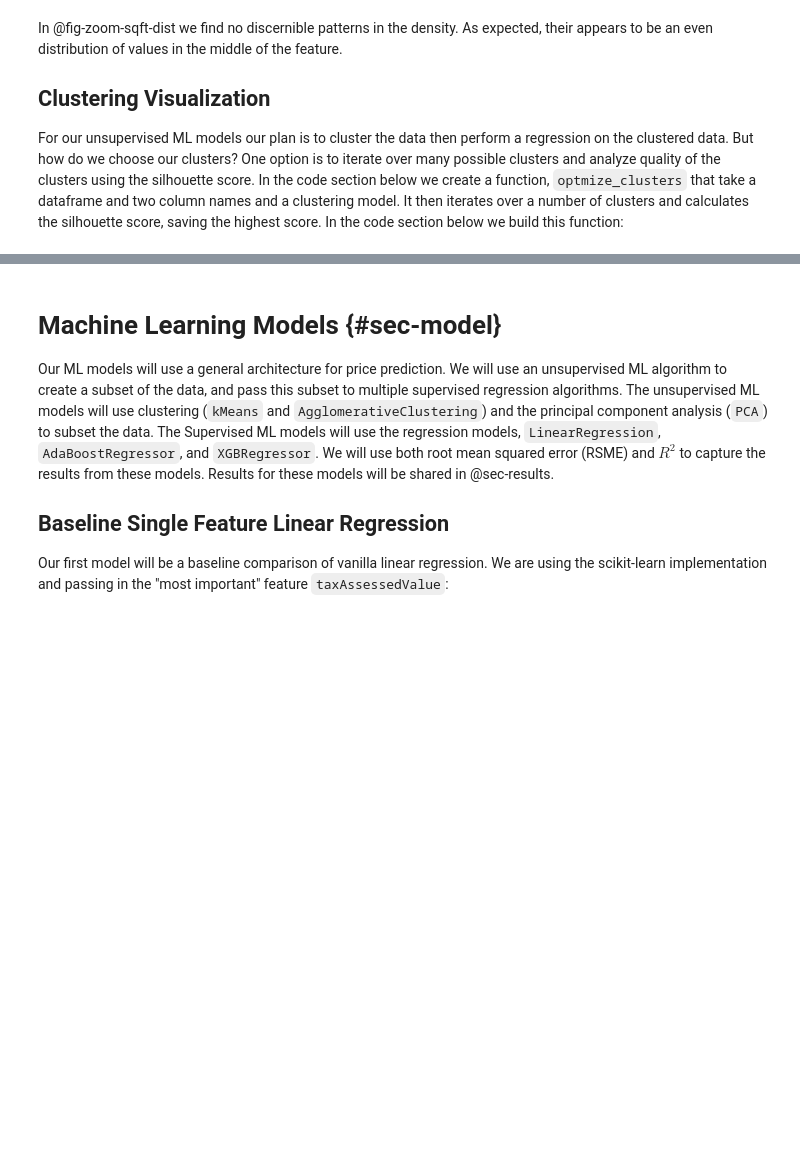
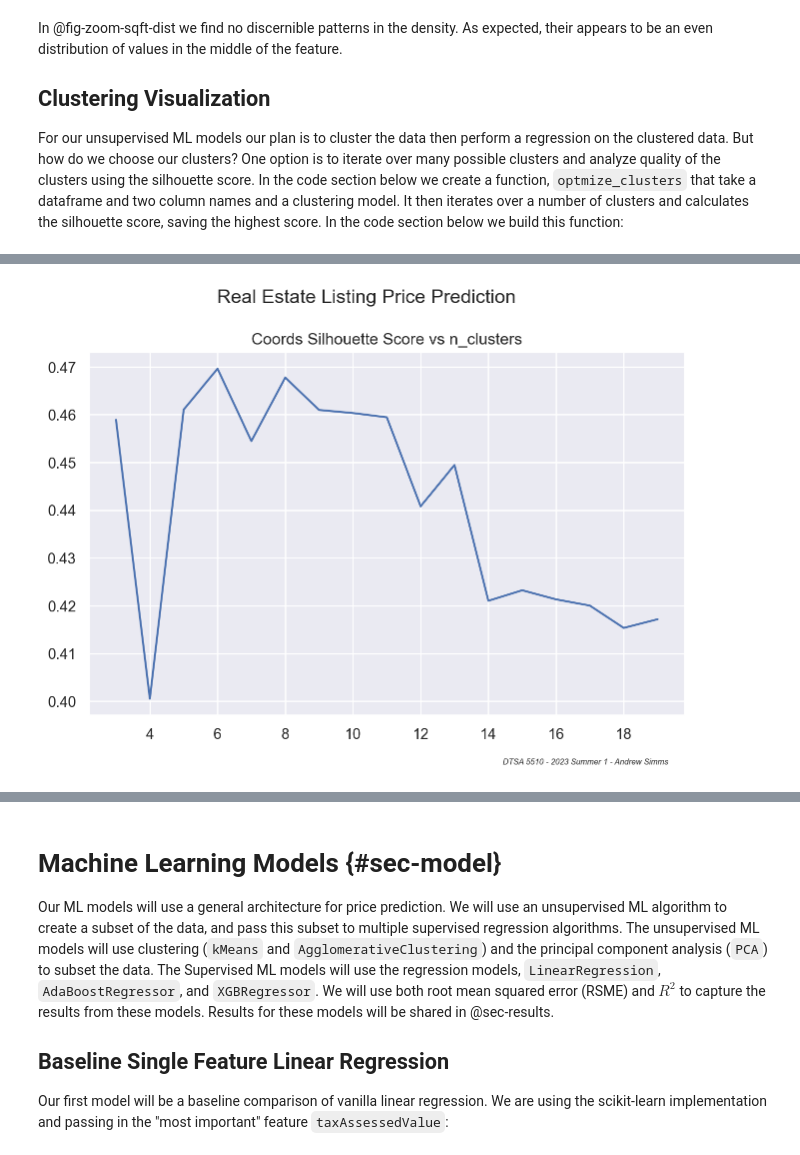
Before and after one commit to simmsa/dtsa_5510_final, a Jupyter notebook: final_report.ipynb, the cells around one changed output, grey strips where cells are left out. Drawn from its saved outputs; the diff is of its cells as text; code cells hidden in the pictures; blank space fills up the shorter version.

```diff
--- a/final_report.ipynb
+++ b/final_report.ipynb
@@ -1269,0 +1367,88 @@ optimize_clusters(df, "longitude", "latitude", KMeans(init="k-means++", n_init="
+# %%
+class ClusterOptimizer:
+    """
+    A class to optimize the number of clusters in a clustering model using silhouette scores.
+
+    Attributes:
+        max_all_silhouette_scores (float): The maximum silhouette score obtained across all iterations.
+        max_all_silhouette_scores_pair (list): The pair of columns (x_col, y_col) that resulted in the maximum silhouette score.
+        max_all_silhouette_scores_n_clusters (int): The number of clusters that resulted in the maximum silhouette score.
+        max_all_model: The clustering model that achieved the maximum silhouette score.
+
+    Methods:
+        optimize_clusters: Optimizes the number of clusters in the model and plots the silhouette scores.
+    """
+
+    def __init__(self):
+        self.clear_scores()
+
+    def clear_scores(self):
+        self.max_all_silhouette_scores = -1
+        self.max_all_silhouette_scores_pair = None
+        self.max_all_silhouette_scores_n_clusters = 0
+        self.max_all_model = None
+
+    def optimize_clusters(self, input_df, x_col, y_col, model, model_label, min_clusters=3, max_clusters=20):
+        """
+        Optimizes the number of clusters in the given model using silhouette scores.
+
+        Args:
+            input_df (DataFrame): The input DataFrame containing the data to cluster.
+            x_col (str): The column name for the x-coordinate.
+            y_col (str): The column name for the y-coordinate.
+            model (sklearn.base.ClusterMixin): The clustering model to use.
+            model_label (str): The label for the clustering model.
+            min_clusters (int): The minimum number of clusters to consider (default: 3).
+            max_clusters (int): The maximum number of clusters to consider (default: 20).
+        """
+        self.clear_scores()
+        input_df = input_df.copy()
+        lat = input_df[x_col].to_numpy()
+        lng = input_df[y_col].to_numpy()
+
+        coords = np.dstack((lat, lng))[0]
+
+        silhouette_scores = []
+        max_silhouette_score = -1
+        max_silhouette_score_cluster_num = 0
+
+        for i in range(min_clusters, max_clusters):
+            cluster_model = model
+            cluster_model.n_clusters = i
+            cluster_model.fit(coords)
+            this_score = silhouette_score(coords, cluster_model.labels_)
+            silhouette_scores.append(this_score)
+
+            if this_score > max_silhouette_score:
+                max_silhouette_score = this_score
+                max_silhouette_score_cluster_num = i
+
+        plt.title("Coords Silhouette Score vs n_clusters")
+        plt.plot(range(min_clusters, max_clusters), silhouette_scores)
+        brand_plot()
+        plt.show()
+
+        # Update global maximum silhouette score and associated values
+        if max_silhouette_score > self.max_all_silhouette_scores:
+            self.max_all_silhouette_scores = max_silhouette_score
+            self.max_all_silhouette_scores_pair = [x_col, y_col]
+            self.max_all_silhouette_scores_n_clusters = max_silhouette_score_cluster_num
+            self.max_all_model = model
+
+        # Assign cluster labels to the input DataFrame
+        best_cluster_model = model
+        model.n_clusters = max_silhouette_score_cluster_num
+        best_cluster_model.fit(coords)
+        input_df["location_cluster"] = best_cluster_model.labels_
+
+        # Plot the clustered data
+        sns.scatterplot(data=input_df, x=x_col, y=y_col, hue='location_cluster', palette="tab10")
+        plt.legend([], [], frameon=False)
+        plt.title(f"{model_label} - Best Cluster {x_col} vs. {y_col}\nSS: {max_silhouette_score}, N_Clusters: {max_silhouette_score_cluster_num}")
+        brand_plot()
+        plt.show()
+
+cluster_optimizer = ClusterOptimizer()
+cluster_optimizer.optimize_clusters(df, "longitude", "latitude", KMeans(init="k-means++", n_init="auto", random_state=42), "KMeans")
+# %% [output]
+[figure, added]
```
Also changed, not shown: parts of 34 cells of this notebook, 2 other files.
